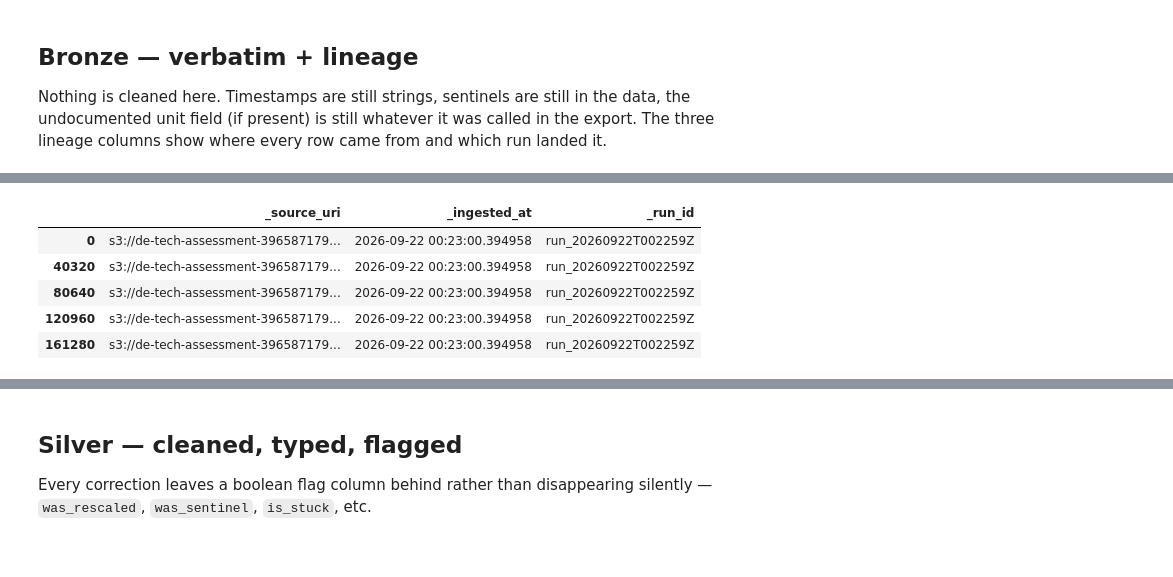
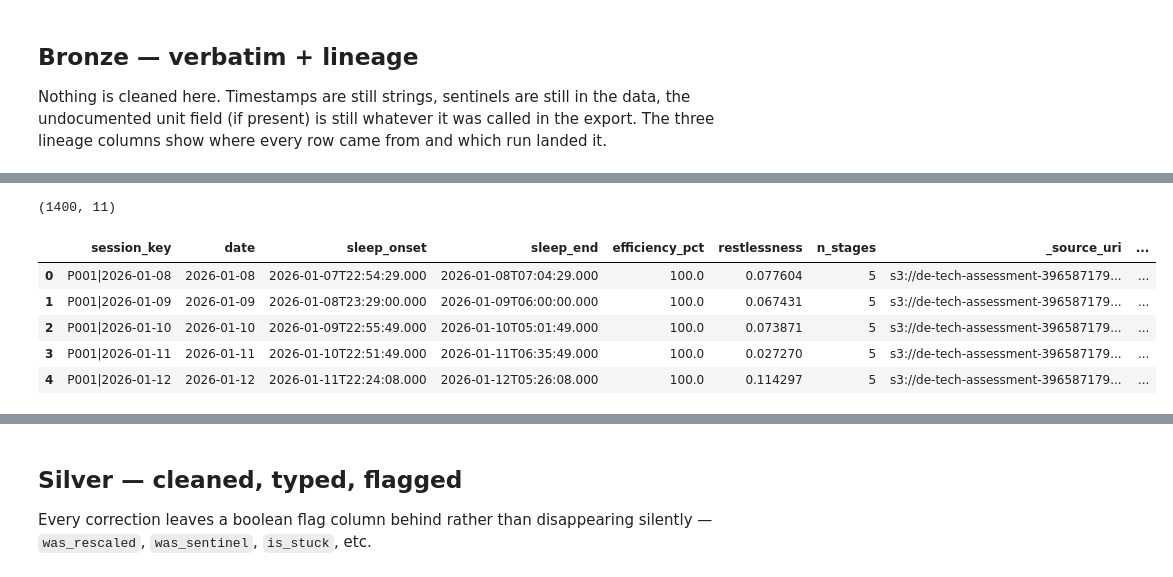
Before and after one commit to diegonaranjo94/loka_test, a Jupyter notebook: poc/notebooks/explore_lake.ipynb, the cells around one changed output, grey strips where cells are left out. Cells and saved outputs as stored; diff of their text form; code cells hidden in the pictures.

```diff
--- a/poc/notebooks/explore_lake.ipynb
+++ b/poc/notebooks/explore_lake.ipynb
@@ -39,12 +39,15 @@ bronze_steps.head()
 | 2 | 2026-01-08T00:02:00 | 2 | P001 | s3://de-tech-assessment-396587179... | 2026-09-22 00:23:00.394958 | run_20260922T002259Z | <NA> | P001 |
 | 3 | 2026-01-08T00:03:00 | 0 | P001 | s3://de-tech-assessment-396587179... | 2026-09-22 00:23:00.394958 | run_20260922T002259Z | <NA> | P001 |
 | 4 | 2026-01-08T00:04:00 | 0 | P001 | s3://de-tech-assessment-396587179... | 2026-09-22 00:23:00.394958 | run_20260922T002259Z | <NA> | P001 |
-# %%
-bronze_steps[["_source_uri", "_ingested_at", "_run_id"]].drop_duplicates().head()
-# %% [output]
-|  | _source_uri | _ingested_at | _run_id |
-| 0 | s3://de-tech-assessment-396587179... | 2026-09-22 00:23:00.394958 | run_20260922T002259Z |
-| 40320 | s3://de-tech-assessment-396587179... | 2026-09-22 00:23:00.394958 | run_20260922T002259Z |
-| 80640 | s3://de-tech-assessment-396587179... | 2026-09-22 00:23:00.394958 | run_20260922T002259Z |
-| 120960 | s3://de-tech-assessment-396587179... | 2026-09-22 00:23:00.394958 | run_20260922T002259Z |
-| 161280 | s3://de-tech-assessment-396587179... | 2026-09-22 00:23:00.394958 | run_20260922T002259Z |
+# %%
+bronze_sleep_sessions = load_table(C.BRONZE, "bronze_sleep_sessions")
+print(bronze_sleep_sessions.shape)
+bronze_sleep_sessions.head()
+# %% [output]
+(1400, 11)
+|  | session_key | date | sleep_onset | sleep_end | efficiency_pct | restlessness | n_stages | _source_uri | ... |
+| 0 | P001|2026-01-08 | 2026-01-08 | 2026-01-07T22:54:29.000 | 2026-01-08T07:04:29.000 | 100.0 | 0.077604 | 5 | s3://de-tech-assessment-396587179... | ... |
+| 1 | P001|2026-01-09 | 2026-01-09 | 2026-01-08T23:29:00.000 | 2026-01-09T06:00:00.000 | 100.0 | 0.067431 | 5 | s3://de-tech-assessment-396587179... | ... |
+| 2 | P001|2026-01-10 | 2026-01-10 | 2026-01-09T22:55:49.000 | 2026-01-10T05:01:49.000 | 100.0 | 0.073871 | 5 | s3://de-tech-assessment-396587179... | ... |
+| 3 | P001|2026-01-11 | 2026-01-11 | 2026-01-10T22:51:49.000 | 2026-01-11T06:35:49.000 | 100.0 | 0.027270 | 5 | s3://de-tech-assessment-396587179... | ... |
+| 4 | P001|2026-01-12 | 2026-01-12 | 2026-01-11T22:24:08.000 | 2026-01-12T05:26:08.000 | 100.0 | 0.114297 | 5 | s3://de-tech-assessment-396587179... | ... |
```
Also changed, not shown: parts of 12 cells of this notebook, 5 other files.
